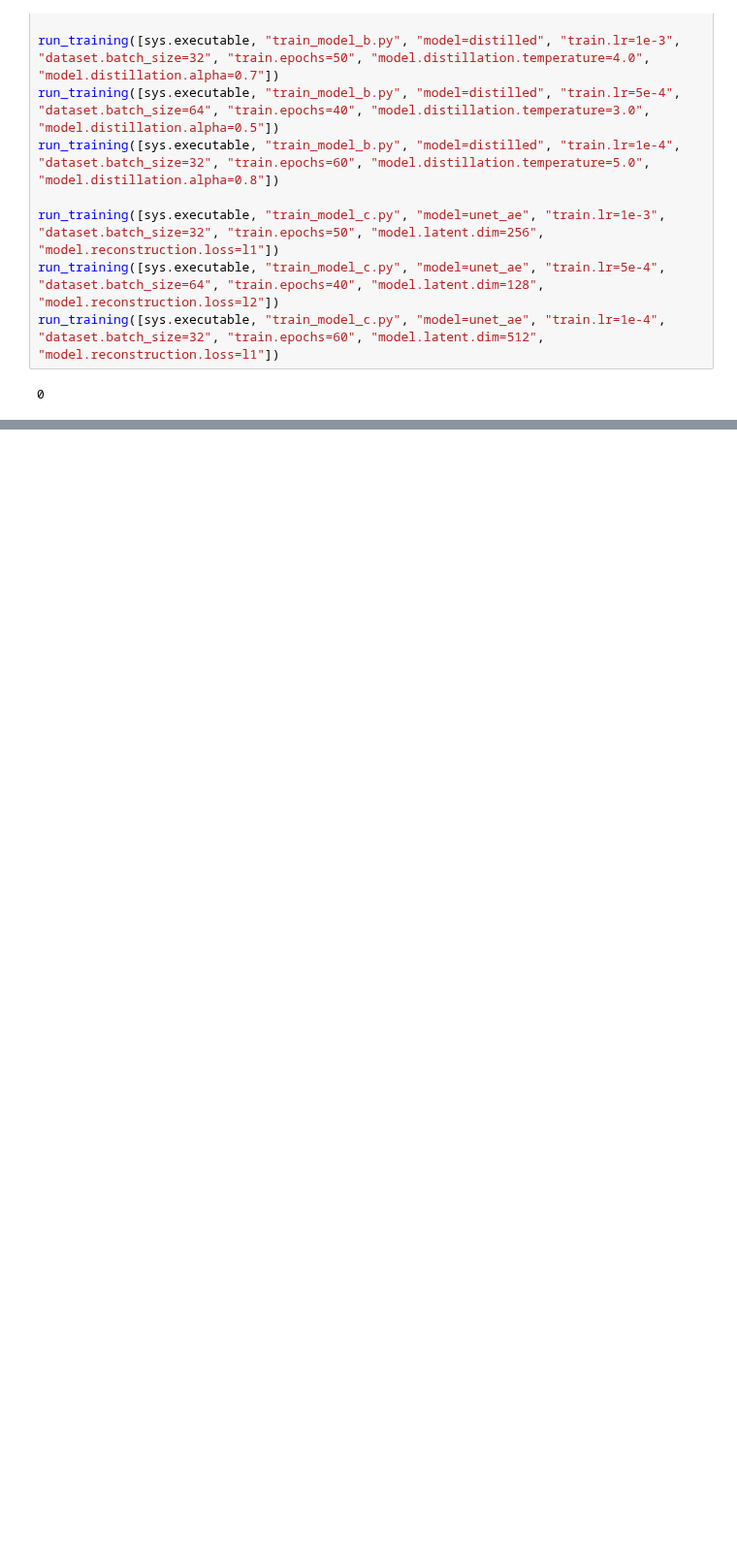
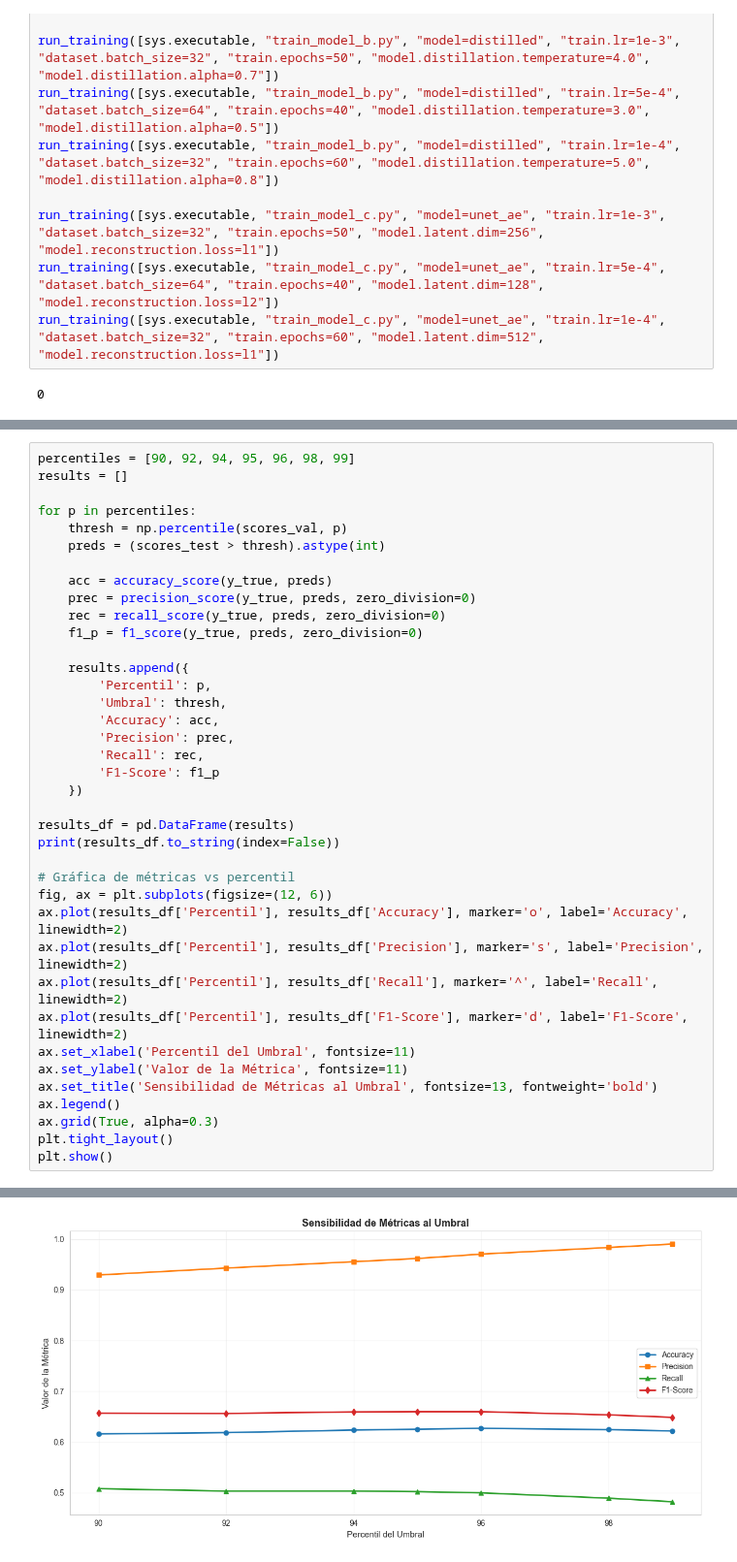
Before and after one commit to Idmc01/Tareas-IA, a Jupyter notebook: proyecto2.ipynb, the cells around one changed output, grey strips where cells are left out. Shown at 97% size. Drawn from its saved outputs; the diff is of its cells as text; blank space fills up the shorter version.

```diff
--- a/proyecto2.ipynb
+++ b/proyecto2.ipynb
@@ -204,0 +407,39 @@ run_training([sys.executable, "train_model_c.py", "model=unet_ae", "train.lr=1e-
+# %%
+percentiles = [90, 92, 94, 95, 96, 98, 99]
+results = []
+
+for p in percentiles:
+    thresh = np.percentile(scores_val, p)
+    preds = (scores_test > thresh).astype(int)
+
+    acc = accuracy_score(y_true, preds)
+    prec = precision_score(y_true, preds, zero_division=0)
+    rec = recall_score(y_true, preds, zero_division=0)
+    f1_p = f1_score(y_true, preds, zero_division=0)
+
+    results.append({
+        'Percentil': p,
+        'Umbral': thresh,
+        'Accuracy': acc,
+        'Precision': prec,
+        'Recall': rec,
+        'F1-Score': f1_p
+    })
+
+results_df = pd.DataFrame(results)
+print(results_df.to_string(index=False))
+
+# Gráfica de métricas vs percentil
+fig, ax = plt.subplots(figsize=(12, 6))
+ax.plot(results_df['Percentil'], results_df['Accuracy'], marker='o', label='Accuracy', linewidth=2)
+ax.plot(results_df['Percentil'], results_df['Precision'], marker='s', label='Precision', linewidth=2)
+ax.plot(results_df['Percentil'], results_df['Recall'], marker='^', label='Recall', linewidth=2)
+ax.plot(results_df['Percentil'], results_df['F1-Score'], marker='d', label='F1-Score', linewidth=2)
+ax.set_xlabel('Percentil del Umbral', fontsize=11)
+ax.set_ylabel('Valor de la Métrica', fontsize=11)
+ax.set_title('Sensibilidad de Métricas al Umbral', fontsize=13, fontweight='bold')
+ax.legend()
+ax.grid(True, alpha=0.3)
+plt.tight_layout()
+plt.show()
+# %% [output]
@@ -204,0 +454 @@ run_training([sys.executable, "train_model_c.py", "model=unet_ae", "train.lr=1e-
+[figure, added]
```
Also changed, not shown: parts of 26 cells of this notebook, 1 other file.
